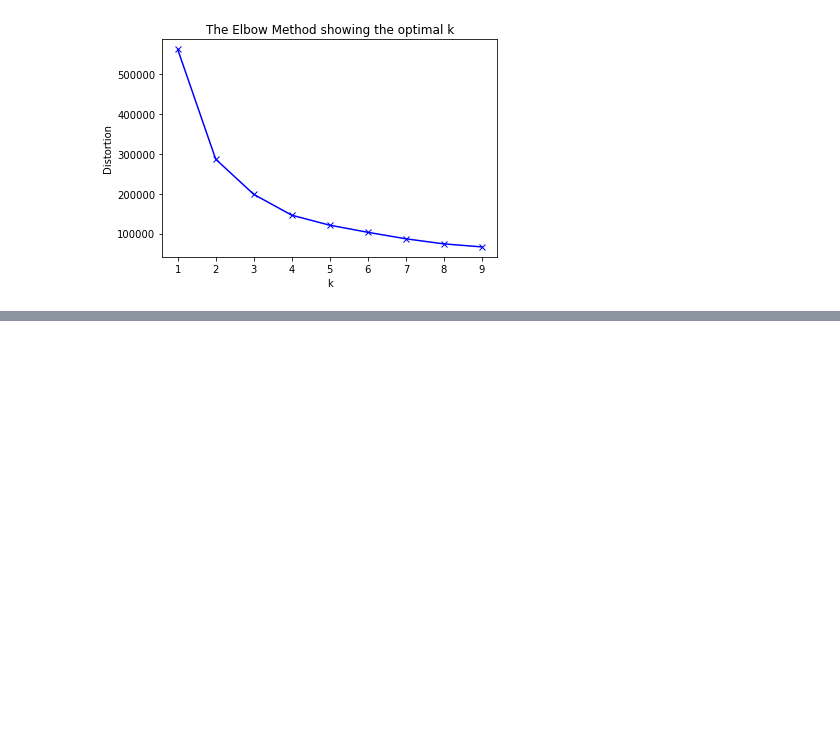
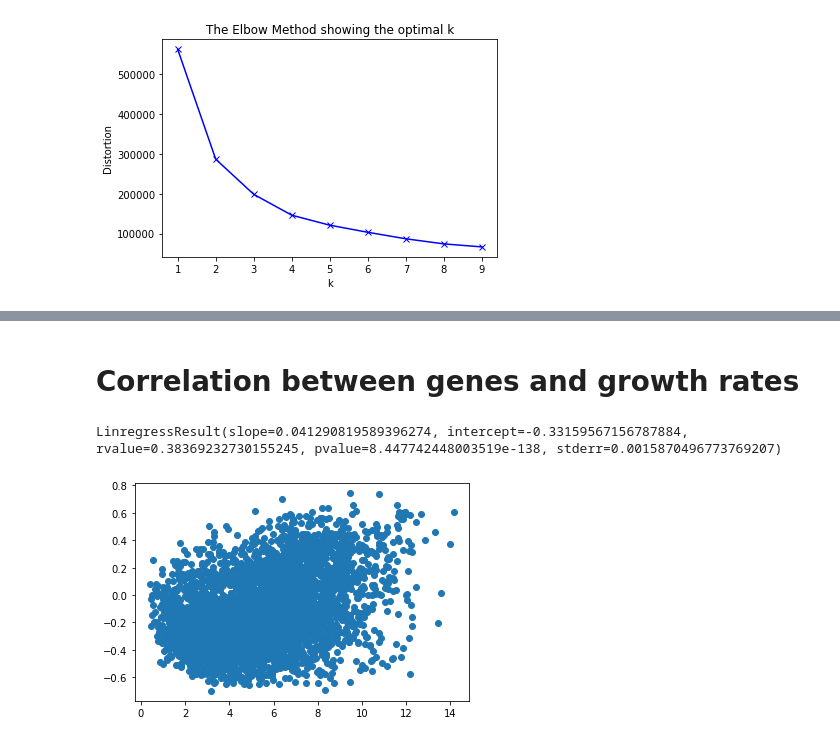
Before and after one commit to adamhockenberry/Growth-expression-translation, a Jupyter notebook: Code/scratch_SBS.ipynb, the cells around one changed output, grey strips where cells are left out. Cells and saved outputs as stored; diff of their text form; code cells hidden in the pictures; blank space fills up the shorter version.

Commit message:
Added growth rate and expression data correlation to scratch notevook.

```diff
--- a/Code/scratch_SBS.ipynb
+++ b/Code/scratch_SBS.ipynb
@@ -437,0 +441,18 @@ plt.show()
+# %% [markdown]
+# Correlation between genes and growth rates
+# %%
+rho_list = []
+avg_expression_list = []
+growth_rate_list = metadata_clean['Growth Rate (1/hr)'].tolist()
+
+for g in exp_data_clean.values:
+    rho, p = stats.spearmanr(g, growth_rate_list)
+    rho_list.append(rho)
+    avg_expression_list.append(np.mean(g))
+# %%
+fig, ax = plt.subplots()
+ax.scatter(avg_expression_list, rho_list)
+print(stats.linregress(avg_expression_list, rho_list))
+# %% [output]
+LinregressResult(slope=0.041290819589396274, intercept=-0.33159567156787884, rvalue=0.38369232730155245, pvalue=8.447742448003519e-138, stderr=0.0015870496773769207)
+[figure, added]
```
Also changed, not shown: parts of 6 cells of this notebook.
